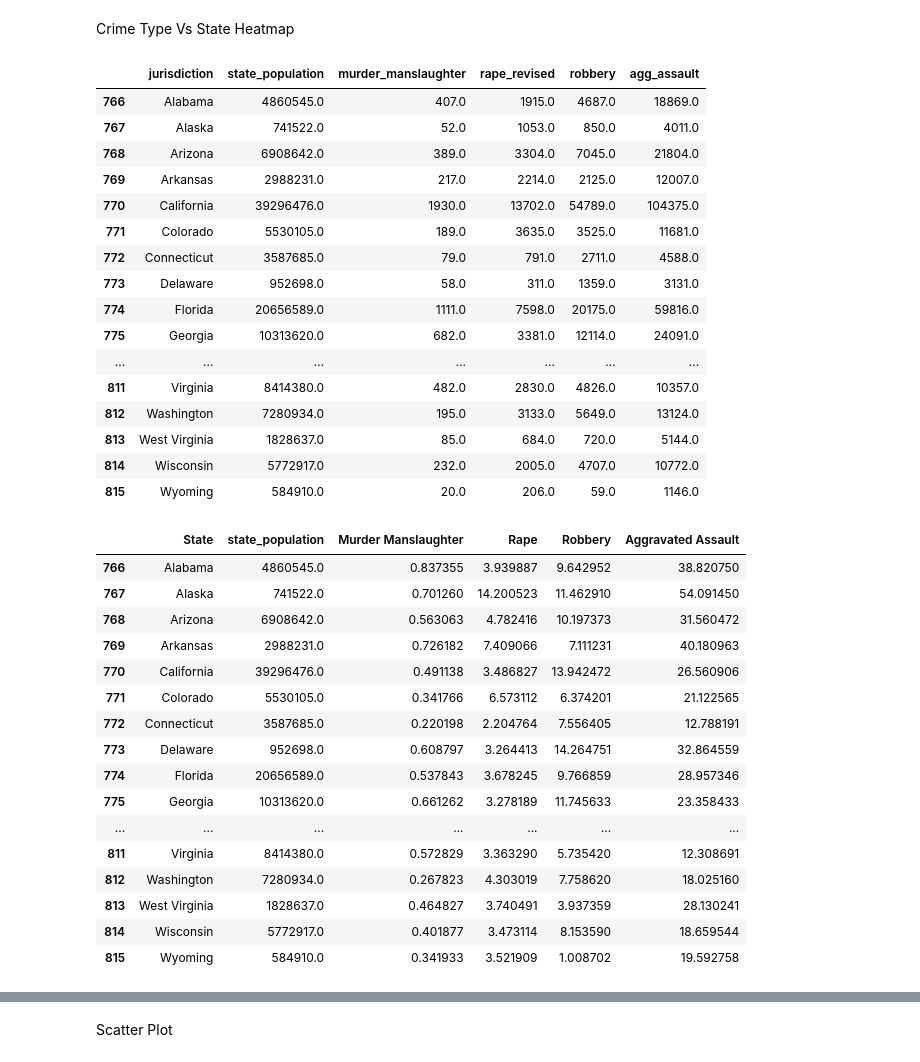
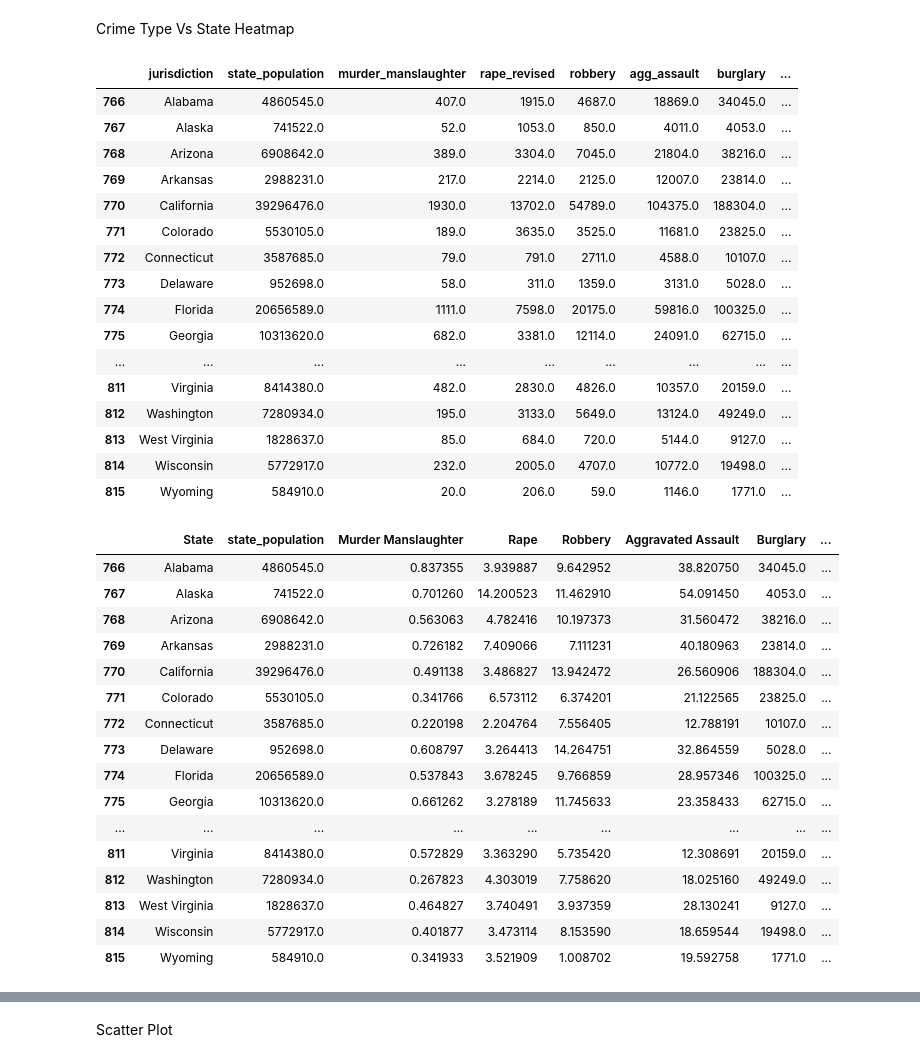
Before and after one commit to Troydehn/Assignment2, a Jupyter notebook: Processing/Processing.ipynb, the cells around one changed output, grey strips where cells are left out. Saved outputs shown, nothing was run; the diff lists cells and outputs as text; code cells hidden in the pictures.

```diff
--- a/Processing/Processing.ipynb
+++ b/Processing/Processing.ipynb
@@ -100,51 +100,51 @@ def normalise(data):
 # %%
 df = pd.read_csv("crime_and_incarceration_by_state.csv")
 df = df[df["year"] == 2016]
-df = df.drop(df.columns[[1, 2, 3, 4, 5, 7, 9, 13, 14, 15, 16]], axis = 1)
+df = df.drop(df.columns[[1, 2, 3, 4, 5, 7, 9, 13]], axis = 1)
 df = df.dropna()
 
 df
 # %% [output]
-|  | jurisdiction | state_population | murder_manslaughter | rape_revised | robbery | agg_assault |
-| 766 | Alabama | 4860545.0 | 407.0 | 1915.0 | 4687.0 | 18869.0 |
-| 767 | Alaska | 741522.0 | 52.0 | 1053.0 | 850.0 | 4011.0 |
-| 768 | Arizona | 6908642.0 | 389.0 | 3304.0 | 7045.0 | 21804.0 |
-| 769 | Arkansas | 2988231.0 | 217.0 | 2214.0 | 2125.0 | 12007.0 |
-| 770 | California | 39296476.0 | 1930.0 | 13702.0 | 54789.0 | 104375.0 |
-| 771 | Colorado | 5530105.0 | 189.0 | 3635.0 | 3525.0 | 11681.0 |
-| 772 | Connecticut | 3587685.0 | 79.0 | 791.0 | 2711.0 | 4588.0 |
-| 773 | Delaware | 952698.0 | 58.0 | 311.0 | 1359.0 | 3131.0 |
-| 774 | Florida | 20656589.0 | 1111.0 | 7598.0 | 20175.0 | 59816.0 |
-| 775 | Georgia | 10313620.0 | 682.0 | 3381.0 | 12114.0 | 24091.0 |
-| ... | ... | ... | ... | ... | ... | ... |
-| 811 | Virginia | 8414380.0 | 482.0 | 2830.0 | 4826.0 | 10357.0 |
-| 812 | Washington | 7280934.0 | 195.0 | 3133.0 | 5649.0 | 13124.0 |
-| 813 | West Virginia | 1828637.0 | 85.0 | 684.0 | 720.0 | 5144.0 |
-| 814 | Wisconsin | 5772917.0 | 232.0 | 2005.0 | 4707.0 | 10772.0 |
-| 815 | Wyoming | 584910.0 | 20.0 | 206.0 | 59.0 | 1146.0 |
+|  | jurisdiction | state_population | murder_manslaughter | rape_revised | robbery | agg_assault | burglary | ... |
+| 766 | Alabama | 4860545.0 | 407.0 | 1915.0 | 4687.0 | 18869.0 | 34045.0 | ... |
+| 767 | Alaska | 741522.0 | 52.0 | 1053.0 | 850.0 | 4011.0 | 4053.0 | ... |
+| 768 | Arizona | 6908642.0 | 389.0 | 3304.0 | 7045.0 | 21804.0 | 38216.0 | ... |
+| 769 | Arkansas | 2988231.0 | 217.0 | 2214.0 | 2125.0 | 12007.0 | 23814.0 | ... |
+| 770 | California | 39296476.0 | 1930.0 | 13702.0 | 54789.0 | 104375.0 | 188304.0 | ... |
+| 771 | Colorado | 5530105.0 | 189.0 | 3635.0 | 3525.0 | 11681.0 | 23825.0 | ... |
+| 772 | Connecticut | 3587685.0 | 79.0 | 791.0 | 2711.0 | 4588.0 | 10107.0 | ... |
+| 773 | Delaware | 952698.0 | 58.0 | 311.0 | 1359.0 | 3131.0 | 5028.0 | ... |
+| 774 | Florida | 20656589.0 | 1111.0 | 7598.0 | 20175.0 | 59816.0 | 100325.0 | ... |
+| 775 | Georgia | 10313620.0 | 682.0 | 3381.0 | 12114.0 | 24091.0 | 62715.0 | ... |
+| ... | ... | ... | ... | ... | ... | ... | ... | ... |
+| 811 | Virginia | 8414380.0 | 482.0 | 2830.0 | 4826.0 | 10357.0 | 20159.0 | ... |
+| 812 | Washington | 7280934.0 | 195.0 | 3133.0 | 5649.0 | 13124.0 | 49249.0 | ... |
+| 813 | West Virginia | 1828637.0 | 85.0 | 684.0 | 720.0 | 5144.0 | 9127.0 | ... |
+| 814 | Wisconsin | 5772917.0 | 232.0 | 2005.0 | 4707.0 | 10772.0 | 19498.0 | ... |
+| 815 | Wyoming | 584910.0 | 20.0 | 206.0 | 59.0 | 1146.0 | 1771.0 | ... |
 # %%
 df = df.apply(normalise, axis = 1)
 df = df.rename(columns={"jurisdiction":"State", "murder_manslaughter": "Murder Manslaughter", "rape_revised": "Rape",
-"robbery": "Robbery", "agg_assault": "Aggravated Assault"})
+"robbery": "Robbery", "agg_assault": "Aggravated Assault", "burglary": "Burglary", "larceny": "Larceny", "vehicle_theft": "Vehicle Theft"})
 df
 # %% [output]
-|  | State | state_population | Murder Manslaughter | Rape | Robbery | Aggravated Assault |
-| 766 | Alabama | 4860545.0 | 0.837355 | 3.939887 | 9.642952 | 38.820750 |
-| 767 | Alaska | 741522.0 | 0.701260 | 14.200523 | 11.462910 | 54.091450 |
-| 768 | Arizona | 6908642.0 | 0.563063 | 4.782416 | 10.197373 | 31.560472 |
-| 769 | Arkansas | 2988231.0 | 0.726182 | 7.409066 | 7.111231 | 40.180963 |
-| 770 | California | 39296476.0 | 0.491138 | 3.486827 | 13.942472 | 26.560906 |
-| 771 | Colorado | 5530105.0 | 0.341766 | 6.573112 | 6.374201 | 21.122565 |
-| 772 | Connecticut | 3587685.0 | 0.220198 | 2.204764 | 7.556405 | 12.788191 |
-| 773 | Delaware | 952698.0 | 0.608797 | 3.264413 | 14.264751 | 32.864559 |
-| 774 | Florida | 20656589.0 | 0.537843 | 3.678245 | 9.766859 | 28.957346 |
-| 775 | Georgia | 10313620.0 | 0.661262 | 3.278189 | 11.745633 | 23.358433 |
-| ... | ... | ... | ... | ... | ... | ... |
-| 811 | Virginia | 8414380.0 | 0.572829 | 3.363290 | 5.735420 | 12.308691 |
-| 812 | Washington | 7280934.0 | 0.267823 | 4.303019 | 7.758620 | 18.025160 |
-| 813 | West Virginia | 1828637.0 | 0.464827 | 3.740491 | 3.937359 | 28.130241 |
-| 814 | Wisconsin | 5772917.0 | 0.401877 | 3.473114 | 8.153590 | 18.659544 |
-| 815 | Wyoming | 584910.0 | 0.341933 | 3.521909 | 1.008702 | 19.592758 |
+|  | State | state_population | Murder Manslaughter | Rape | Robbery | Aggravated Assault | Burglary | ... |
+| 766 | Alabama | 4860545.0 | 0.837355 | 3.939887 | 9.642952 | 38.820750 | 34045.0 | ... |
+| 767 | Alaska | 741522.0 | 0.701260 | 14.200523 | 11.462910 | 54.091450 | 4053.0 | ... |
+| 768 | Arizona | 6908642.0 | 0.563063 | 4.782416 | 10.197373 | 31.560472 | 38216.0 | ... |
+| 769 | Arkansas | 2988231.0 | 0.726182 | 7.409066 | 7.111231 | 40.180963 | 23814.0 | ... |
+| 770 | California | 39296476.0 | 0.491138 | 3.486827 | 13.942472 | 26.560906 | 188304.0 | ... |
+| 771 | Colorado | 5530105.0 | 0.341766 | 6.573112 | 6.374201 | 21.122565 | 23825.0 | ... |
+| 772 | Connecticut | 3587685.0 | 0.220198 | 2.204764 | 7.556405 | 12.788191 | 10107.0 | ... |
+| 773 | Delaware | 952698.0 | 0.608797 | 3.264413 | 14.264751 | 32.864559 | 5028.0 | ... |
+| 774 | Florida | 20656589.0 | 0.537843 | 3.678245 | 9.766859 | 28.957346 | 100325.0 | ... |
+| 775 | Georgia | 10313620.0 | 0.661262 | 3.278189 | 11.745633 | 23.358433 | 62715.0 | ... |
+| ... | ... | ... | ... | ... | ... | ... | ... | ... |
+| 811 | Virginia | 8414380.0 | 0.572829 | 3.363290 | 5.735420 | 12.308691 | 20159.0 | ... |
+| 812 | Washington | 7280934.0 | 0.267823 | 4.303019 | 7.758620 | 18.025160 | 49249.0 | ... |
+| 813 | West Virginia | 1828637.0 | 0.464827 | 3.740491 | 3.937359 | 28.130241 | 9127.0 | ... |
+| 814 | Wisconsin | 5772917.0 | 0.401877 | 3.473114 | 8.153590 | 18.659544 | 19498.0 | ... |
+| 815 | Wyoming | 584910.0 | 0.341933 | 3.521909 | 1.008702 | 19.592758 | 1771.0 | ... |
 # %%
 df = df.drop(df.columns[[1]], axis = 1)
 # %%
```
Also changed, not shown: parts of 1 cell of this notebook, 3 other files.
